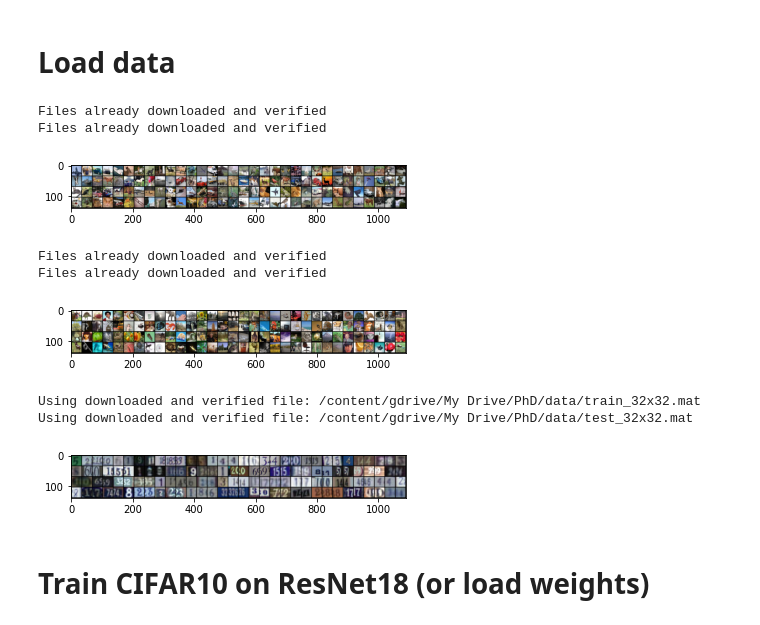
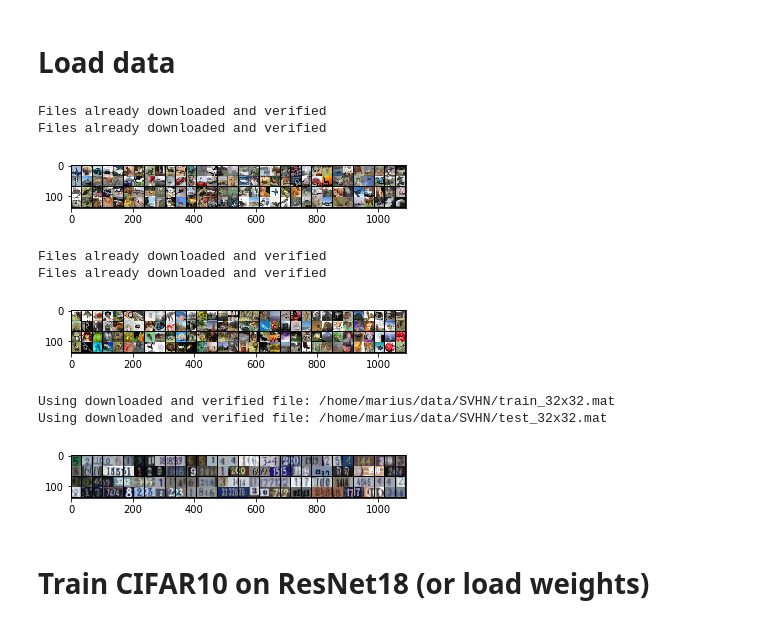
Before and after one commit to ross-Hr/master2020, a Jupyter notebook: 2019-10-Laplace_Bridge/exp/Exp2_LPA_resnet_CIFAR10.ipynb, the cells around one changed output. Drawn from its saved outputs; the diff is of its cells as text; code cells hidden in the pictures.

```diff
--- a/2019-10-Laplace_Bridge/exp/Exp2_LPA_resnet_CIFAR10.ipynb
+++ b/2019-10-Laplace_Bridge/exp/Exp2_LPA_resnet_CIFAR10.ipynb
@@ -85,11 +69,11 @@ transform_test = transforms.Compose(transform_base)
 transform_train = transforms.RandomChoice([transform_train, transform_test])
 
 #~/data/cifar10
-CIFAR10_trainset = torchvision.datasets.CIFAR10(root='/content/gdrive/My Drive/PhD/data', train=True, download=True, transform=transform_train)
+CIFAR10_trainset = torchvision.datasets.CIFAR10(root='~/data/cifar10', train=True, download=True, transform=transform_train)
 CIFAR10_train_loader = torch.utils.data.DataLoader(CIFAR10_trainset, batch_size=BATCH_SIZE_TRAIN_CIFAR10, shuffle=True, num_workers=2)
 
 #~/data/cifar10
-CIFAR10_testset = torchvision.datasets.CIFAR10(root='/content/gdrive/My Drive/PhD/data', train=False, download=True, transform=transform_test)
+CIFAR10_testset = torchvision.datasets.CIFAR10(root='~/data/cifar10', train=False, download=True, transform=transform_test)
 CIFAR10_test_loader = torch.utils.data.DataLoader(CIFAR10_testset, batch_size=BATCH_SIZE_TEST_CIFAR10, shuffle=False, num_workers=2)
 
 classes = ('plane', 'car', 'bird', 'cat', 'deer', 'dog', 'frog', 'horse', 'ship', 'truck')
@@ -101,60 +85,60 @@ imshow(torchvision.utils.make_grid(images, nrow=nrow))
 # %% [output]
 Files already downloaded and verified
 Files already downloaded and verified
-[figure, old version]
+[figure, new version]
 # %%
 #load in CIFAR100
 BATCH_SIZE_TRAIN_CIFAR100 = 128
 BATCH_SIZE_TEST_CIFAR100 = 128
 
 #'~/data/cifar100'
-CIFAR100_train = torchvision.datasets.CIFAR100(root='/content/gdrive/My Drive/PhD/data', train=True,
+CIFAR100_train = torchvision.datasets.CIFAR100(root='~/data/cifar100', train=True,
                                        download=True, transform=transform_train)
 CIFAR100_train_loader = torch.utils.data.DataLoader(CIFAR100_train, batch_size=BATCH_SIZE_TRAIN_CIFAR100,
                                          shuffle=False)
 #'~/data/cifar100'
-CIFAR100_test = torchvision.datasets.CIFAR100(root='/content/gdrive/My Drive/PhD/data', train=False,
+CIFAR100_test = torchvision.datasets.CIFAR100(root='~/data/cifar100', train=False,
                                        download=True, transform=transform_test)
 CIFAR100_test_loader = torch.utils.data.DataLoader(CIFAR100_test, batch_size=BATCH_SIZE_TEST_CIFAR100,
                                          shuffle=False)
 
 CIFAR100_classes = [
     'apple', 'aquarium_fish', 'baby', 'bear', 'beaver', 'bed', 'bee', 'beetle',
     'bicycle', 'bottle', 'bowl', 'boy', 'bridge', 'bus', 'butterfly', 'camel',
     'can', 'castle', 'caterpillar', 'cattle', 'chair', 'chimpanzee', 'clock',
     'cloud', 'cockroach', 'couch', 'crab', 'crocodile', 'cup', 'dinosaur',
     'dolphin', 'elephant', 'flatfish', 'forest', 'fox', 'girl', 'hamster',
     'house', 'kangaroo', 'keyboard', 'lamp', 'lawn_mower', 'leopard', 'lion',
     'lizard', 'lobster', 'man', 'maple_tree', 'motorcycle', 'mountain', 'mouse',
     'mushroom', 'oak_tree', 'orange', 'orchid', 'otter', 'palm_tree', 'pear',
     'pickup_truck', 'pine_tree', 'plain', 'plate', 'poppy', 'porcupine',
     'possum', 'rabbit', 'raccoon', 'ray', 'road', 'rocket', 'rose',
     'sea', 'seal', 'shark', 'shrew', 'skunk', 'skyscraper', 'snail', 'snake',
     'spider', 'squirrel', 'streetcar', 'sunflower', 'sweet_pepper', 'table',
     'tank', 'telephone', 'television', 'tiger', 'tractor', 'train', 'trout',
     'tulip', 'turtle', 'wardrobe', 'whale', 'willow_tree', 'wolf', 'woman',
     'worm'
 ]
 
 dataiter = iter(CIFAR100_train_loader)
 images, labels = dataiter.next()
 nrow = int(BATCH_SIZE_TRAIN_CIFAR100/4)
 imshow(torchvision.utils.make_grid(images, nrow=nrow))
 # %% [output]
 Files already downloaded and verified
 Files already downloaded and verified
-[figure, old version]
+[figure, new version]
 # %%
 # load SVHN
 BATCH_SIZE_TRAIN_SVHN = 128
 BATCH_SIZE_TEST_SVHN = 128
 
 #'~/data/SVHN'
-train_data_SVHN = torchvision.datasets.SVHN('/content/gdrive/My Drive/PhD/data', split='train',
+train_data_SVHN = torchvision.datasets.SVHN('~/data/SVHN', split='train',
                              download=True, transform=transform_train)
 
 #'~/data/SVHN'
-test_data_SVHN = torchvision.datasets.SVHN('/content/gdrive/My Drive/PhD/data', split='test',
+test_data_SVHN = torchvision.datasets.SVHN('~/data/SVHN', split='test',
                              download=True, transform=transform_test)
 
 SVHN_train_loader = torch.utils.data.DataLoader(test_data_SVHN, batch_size=BATCH_SIZE_TRAIN_SVHN)
@@ -165,9 +149,9 @@ images, labels = dataiter.next()
 nrow = int(BATCH_SIZE_TRAIN_SVHN/4)
 imshow(torchvision.utils.make_grid(images, nrow=nrow))
 # %% [output]
-Using downloaded and verified file: /content/gdrive/My Drive/PhD/data/train_32x32.mat
-Using downloaded and verified file: /content/gdrive/My Drive/PhD/data/test_32x32.mat
+Using downloaded and verified file: /home/marius/data/SVHN/train_32x32.mat
+Using downloaded and verified file: /home/marius/data/SVHN/test_32x32.mat
-[figure, old version]
+[figure, new version]
 # %% [markdown]
 # Train CIFAR10 on ResNet18 (or load weights)
 # %%
```
Also changed, not shown: parts of 22 cells of this notebook, 8 other files.
